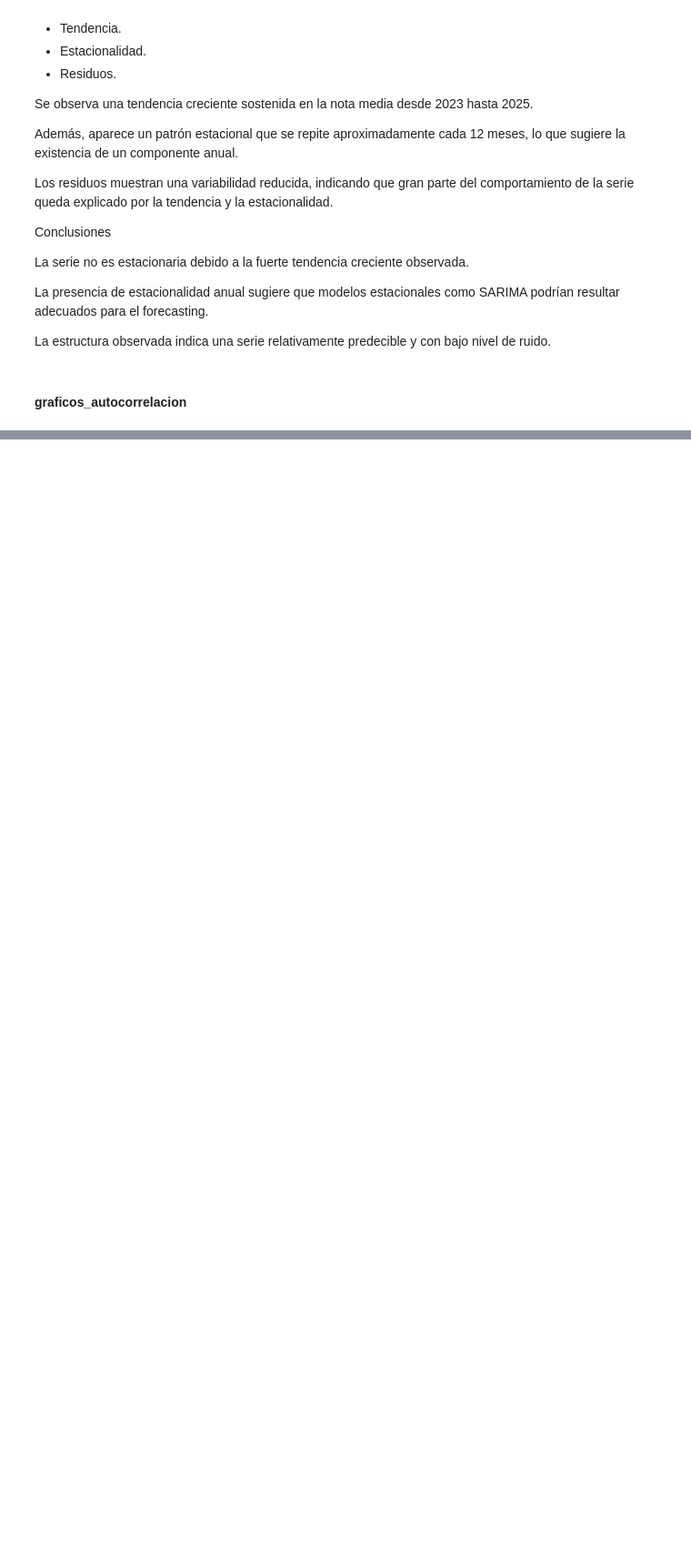
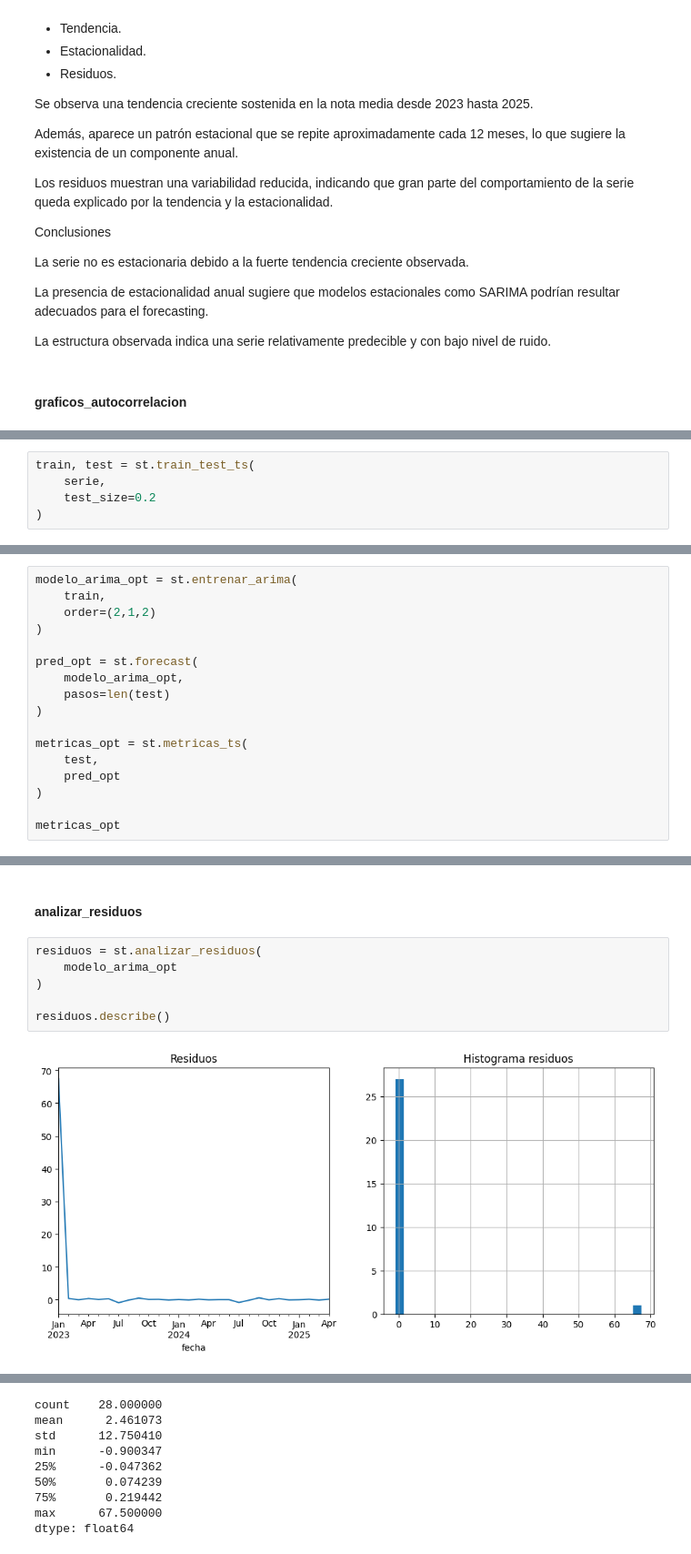
Before and after one commit to FM-Luque/5.DataProyect_Machine_Learning, a Jupyter notebook: notebooks/09_series_temporales.ipynb, the cells around one changed output, grey strips where cells are left out. Shown at 91% size. Saved outputs shown, nothing was run; the diff lists cells and outputs as text; blank space fills up the shorter version.

```diff
--- a/notebooks/09_series_temporales.ipynb
+++ b/notebooks/09_series_temporales.ipynb
@@ -182,0 +206,5 @@ ValueError: could not broadcast input array from shape (36,) into shape (41,)
+# %%
+train, test = st.train_test_ts(
+    serie,
+    test_size=0.2
+)
@@ -182,0 +391,17 @@ ValueError: could not broadcast input array from shape (36,) into shape (41,)
+# %%
+modelo_arima_opt = st.entrenar_arima(
+    train,
+    order=(2,1,2)
+)
+
+pred_opt = st.forecast(
+    modelo_arima_opt,
+    pasos=len(test)
+)
+
+metricas_opt = st.metricas_ts(
+    test,
+    pred_opt
+)
+
+metricas_opt
@@ -182,0 +435,10 @@ ValueError: could not broadcast input array from shape (36,) into shape (41,)
+# %% [markdown]
+#### analizar_residuos
+# %%
+residuos = st.analizar_residuos(
+    modelo_arima_opt
+)
+
+residuos.describe()
+# %% [output]
+[figure, added]
@@ -182,0 +446,9 @@ ValueError: could not broadcast input array from shape (36,) into shape (41,)
+count    28.000000
+mean      2.461073
+std      12.750410
+min      -0.900347
+25%      -0.047362
+50%       0.074239
+75%       0.219442
+max      67.500000
+dtype: float64
```
Also changed, not shown: parts of 36 cells of this notebook, 6 other files.
